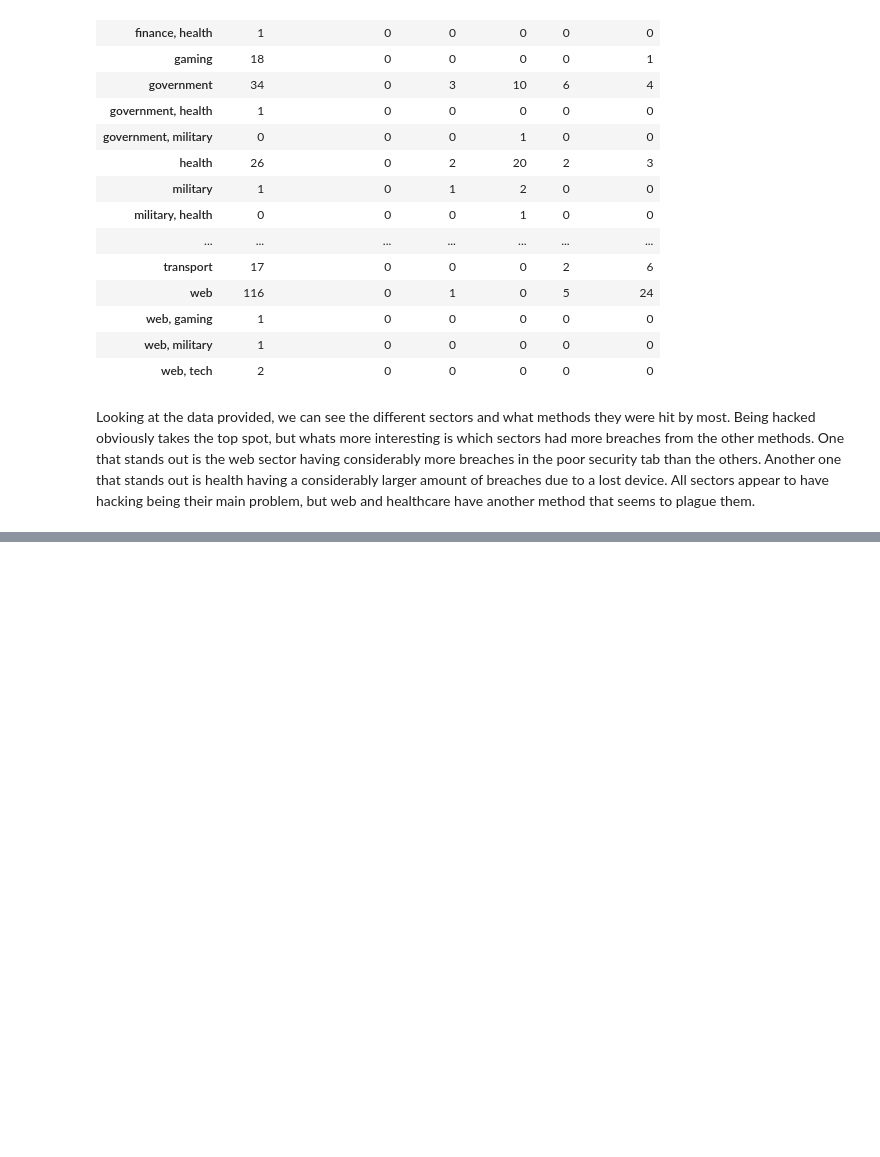
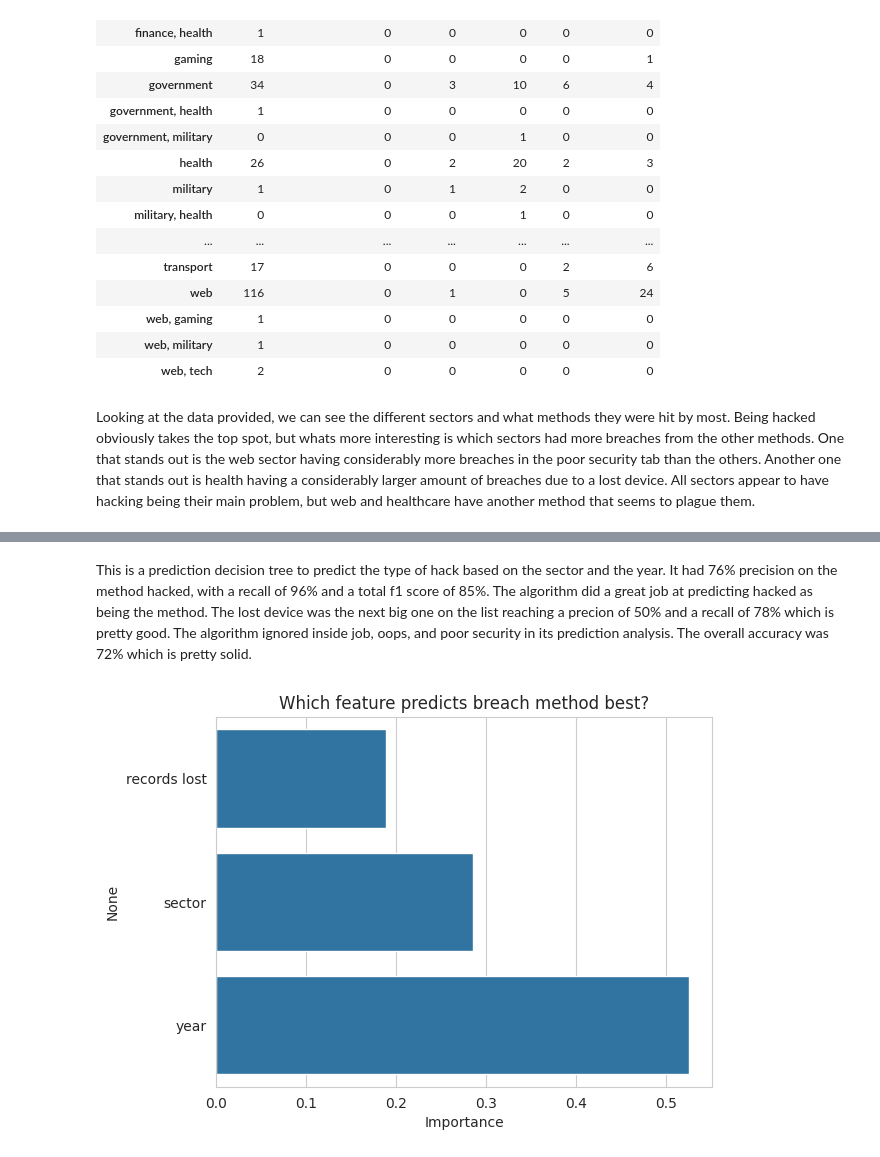
Before and after one commit to Timoshi2/Kaggledataset, a Jupyter notebook: breaches.ipynb, the cells around one changed output, grey strips where cells are left out. Saved outputs shown, nothing was run; the diff lists cells and outputs as text; code cells hidden in the pictures; blank space fills up the shorter version.

```diff
--- a/breaches.ipynb
+++ b/breaches.ipynb
@@ -113,0 +180,11 @@ Looking at the data provided, we can see the different sectors and what methods
+# %% [markdown]
+This is a prediction decision tree to predict the type of hack based on the sector and the year. It had 76% precision on the method hacked, with a recall of 96% and a total f1 score of 85%. The algorithm did a great job at predicting hacked as being the method. The lost device was the next big one on the list reaching a precion of 50% and a recall of 78% which is pretty good. The algorithm ignored inside job, oops, and poor security in its prediction analysis. The overall accuracy was 72% which is pretty solid.
+# %%
+importances = pd.Series(tree.feature_importances_, index=['sector', 'year', 'records lost'])
+importances = importances.sort_values()
+sns.barplot(x=importances.values, y=importances.index)
+plt.title('Which feature predicts breach method best?')
+plt.xlabel('Importance')
+plt.show()
+# %% [output]
+[figure, added]
```
Also changed, not shown: parts of 3 cells of this notebook.
